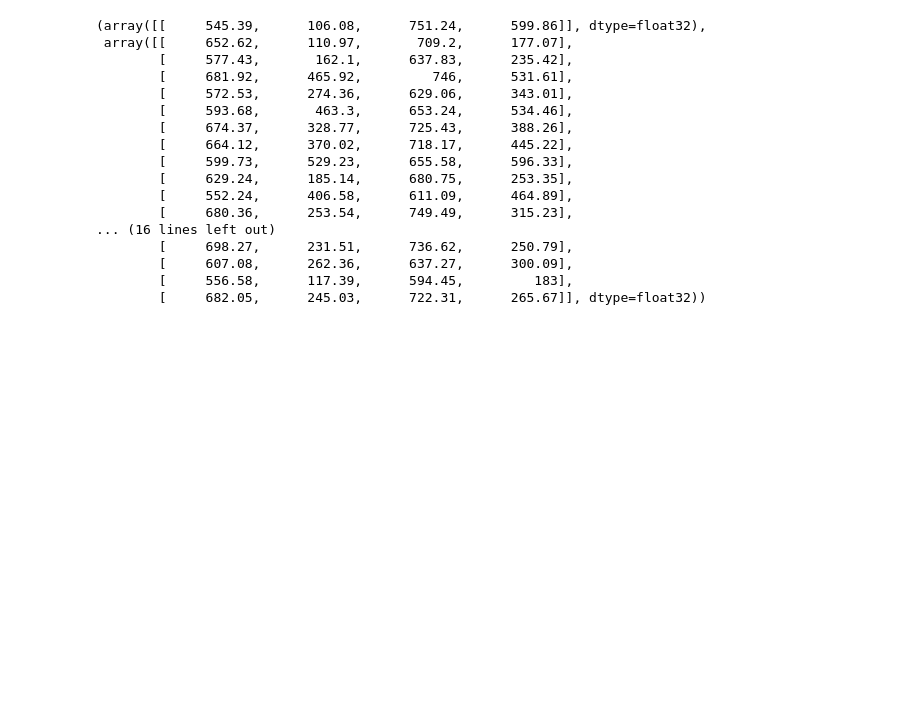
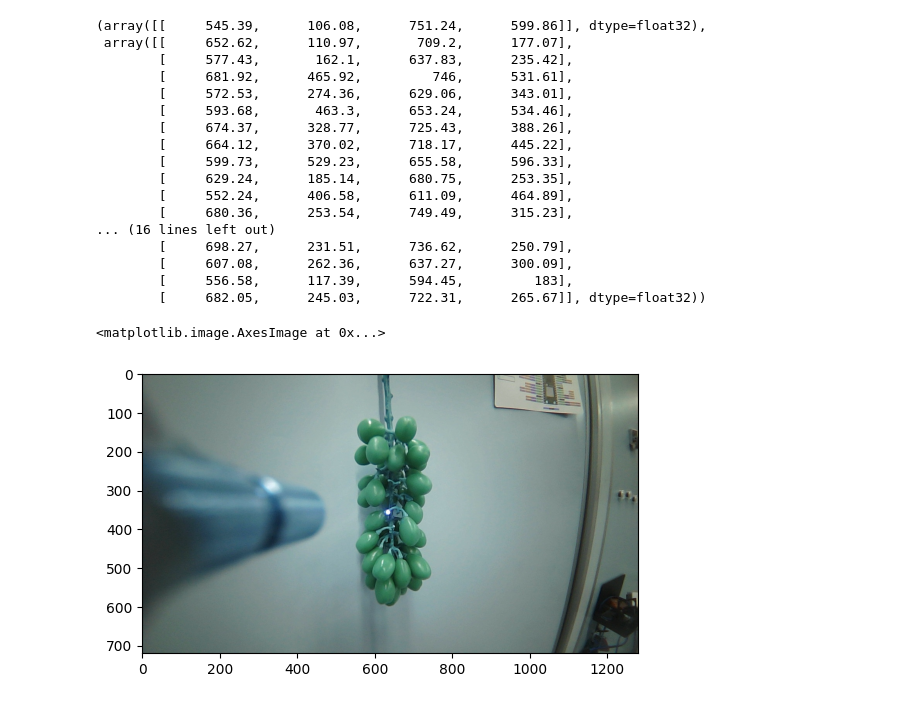
Before and after one commit to kbyokin/grape-laser-gui, a Jupyter notebook: util/yolov8.ipynb, the cells around one changed output. Cells and saved outputs as stored; diff of their text form; code cells hidden in the pictures; blank space fills up the shorter version.

```diff
--- a/util/yolov8.ipynb
+++ b/util/yolov8.ipynb
@@ -12,0 +10,3 @@ Speed: 1.8ms preprocess, 42.7ms inference, 1381.0ms postprocess per image at sha
+# %%
+img_path = '../test.jpg'
+results = model(img_path)
@@ -39,3 +42,8 @@ bunch_boxes, berry_boxes
         [     607.08,      262.36,      637.27,      300.09],
         [     556.58,      117.39,      594.45,         183],
         [     682.05,      245.03,      722.31,      265.67]], dtype=float32))
+# %%
+plt.imshow(cv2.imread(img_path))
+# %% [output]
+<matplotlib.image.AxesImage at 0x...>
+[figure, added]
```
Also changed, not shown: parts of 3 cells of this notebook, 7 other files.
